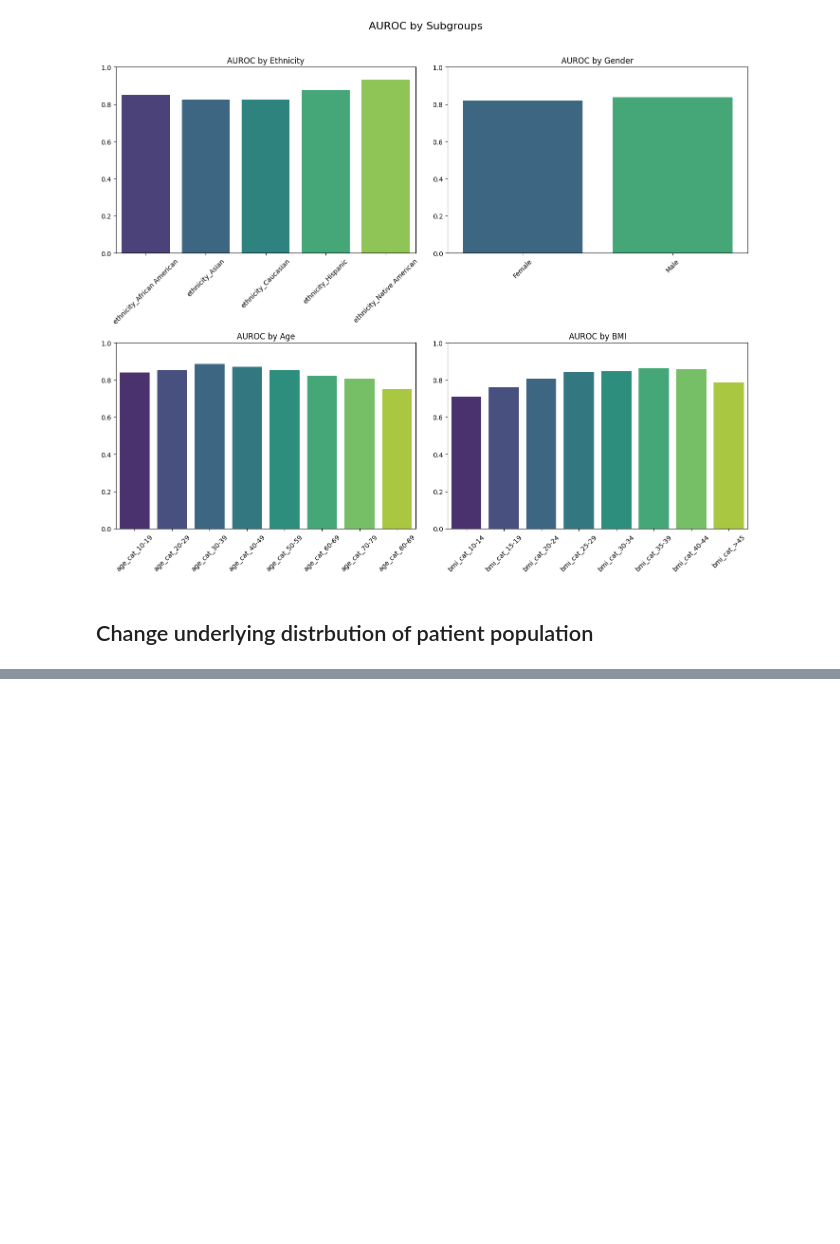
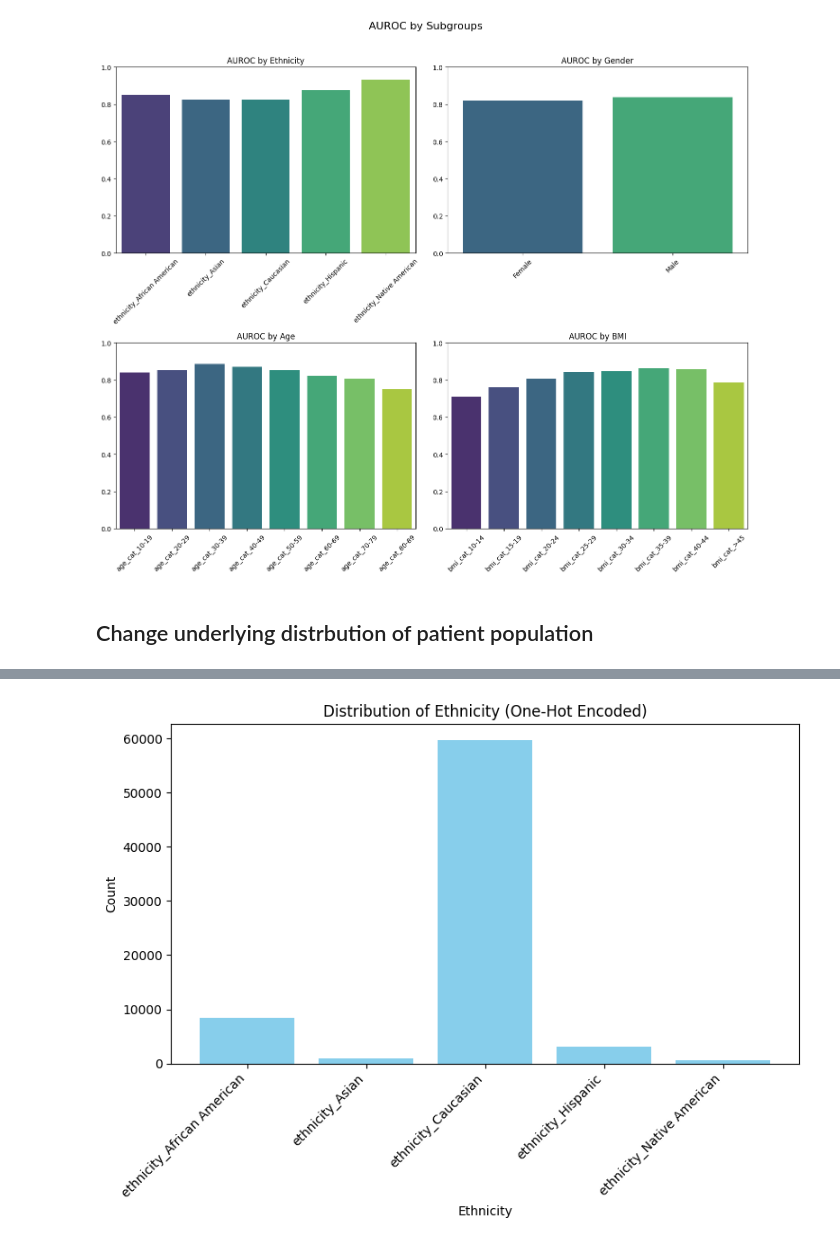
Before and after one commit to Mackenzie-Meni/UF-biasathon-workshop2025, a Jupyter notebook: 4_generate_model_card.ipynb, the cells around one changed output, grey strips where cells are left out. Drawn from its saved outputs; the diff is of its cells as text; code cells hidden in the pictures; blank space fills up the shorter version.

```diff
--- a/4_generate_model_card.ipynb
+++ b/4_generate_model_card.ipynb
@@ -663,0 +693,4 @@ def random_switch_ethnicity_classes_80_percent_african_american(data_altered):
+# %%
+plot_ethnicity_distribution(data_dropnan)
+# %% [output]
+[figure, added]
```
Also changed, not shown: parts of 13 cells of this notebook.
